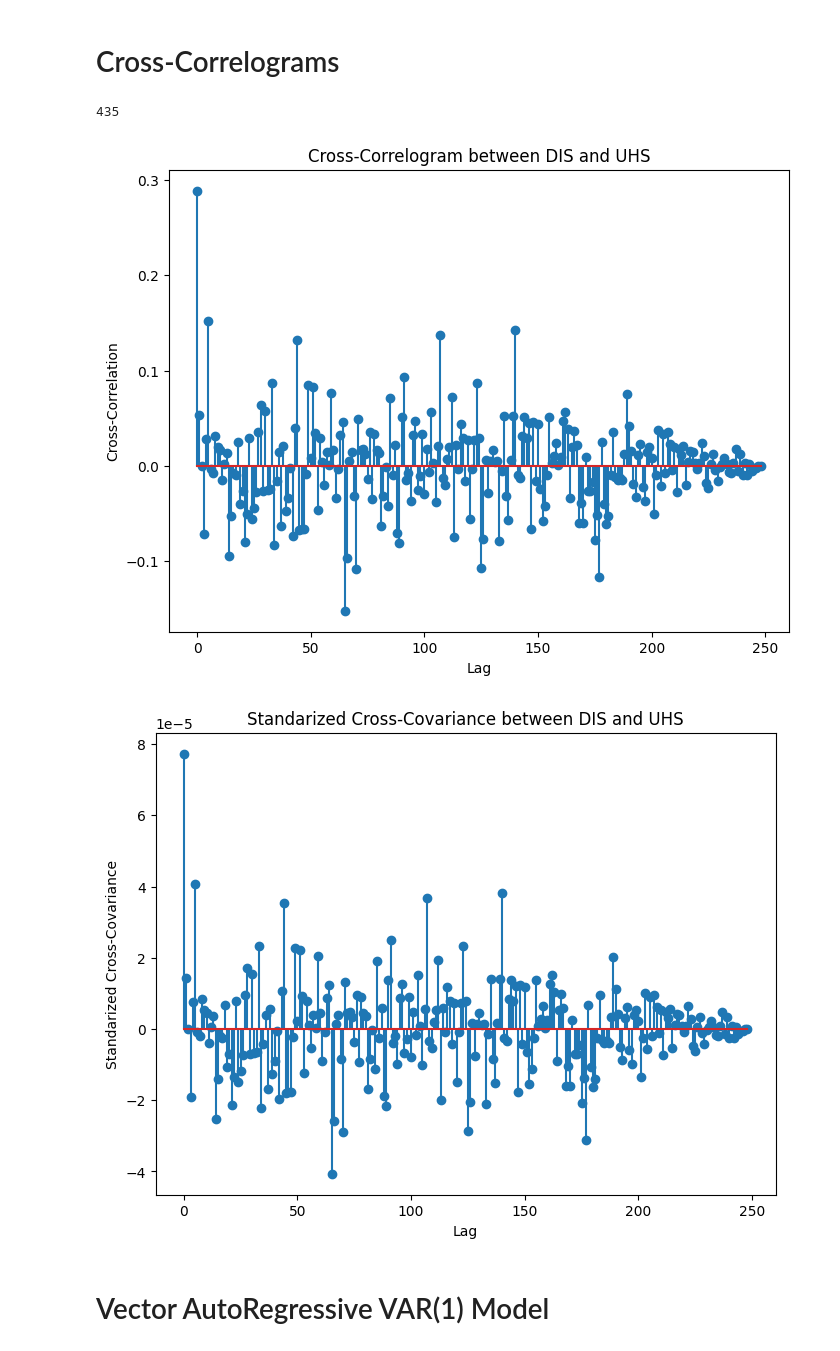
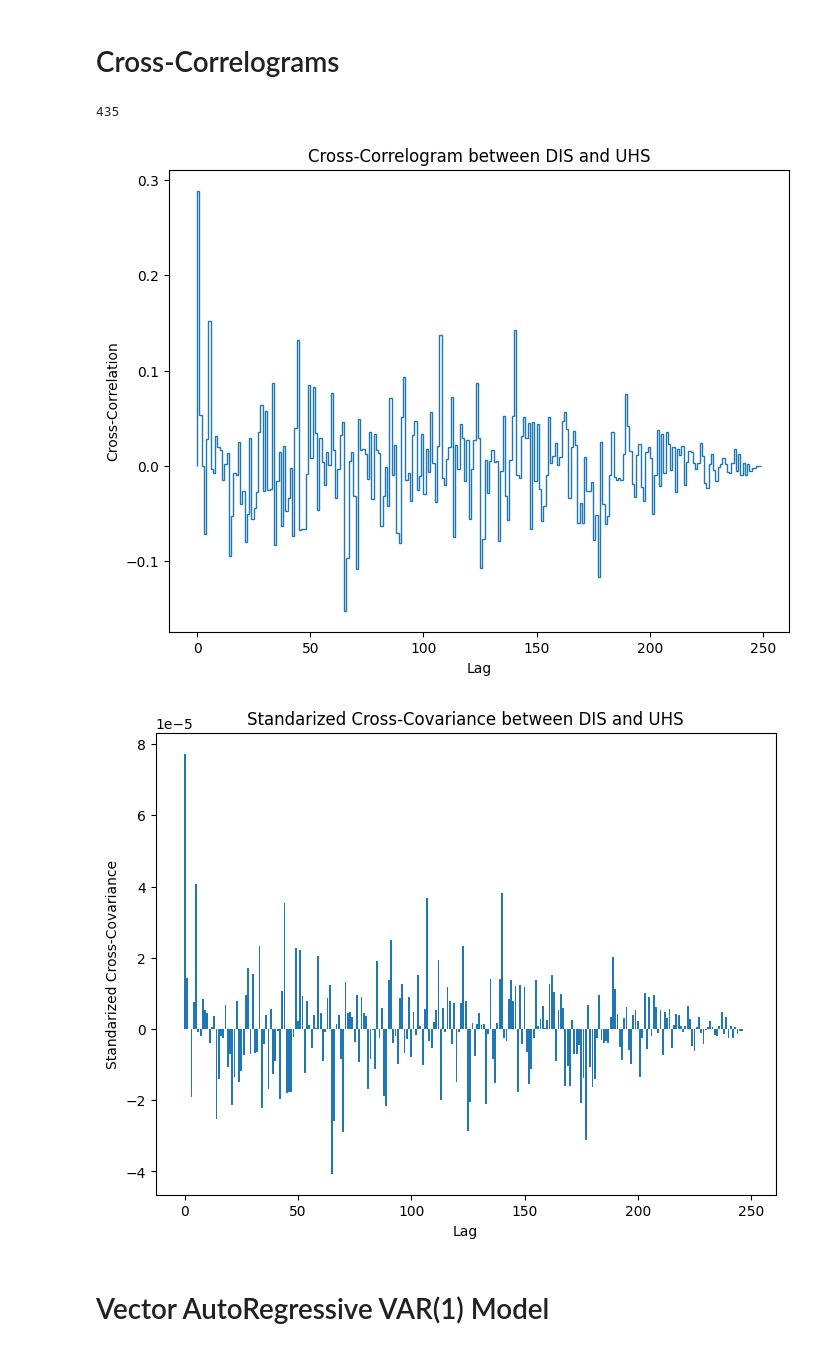
Before and after one commit to williankal/quant_fin, a Jupyter notebook: project5/code.ipynb, the cells around one changed output. Drawn from its saved outputs; the diff is of its cells as text; code cells hidden in the pictures.

```diff
--- a/project5/code.ipynb
+++ b/project5/code.ipynb
@@ -46,36 +46,36 @@ import itertools
 stocks_pairs = list(itertools.combinations(tickers, 2))
 print(len(stocks_pairs))
 
 def cross_correlogram_two_stocks(stocks):
     stock1,stock2 = stocks
     cross_correlogram = ccf(daily_returns_stocks[stock1].dropna(),daily_returns_stocks[stock2].dropna(),adjusted=False)
 
     # Plot cross-correlogram
     plt.figure(figsize=(8, 6))
-    plt.stem(range(len(cross_correlogram)), cross_correlogram)
+    plt.stairs(cross_correlogram)
     plt.title(f'Cross-Correlogram between {stock1} and {stock2}')
     plt.xlabel('Lag')
     plt.ylabel('Cross-Correlation')
     plt.show()
 
 def cross_covariance_two_stocks(stocks):
     stock1,stock2 = stocks
     cross_correlogram = ccovf(daily_returns_stocks[stock1].dropna(),daily_returns_stocks[stock2].dropna(),adjusted=False)
 
     # Plot cross-correlogram
     plt.figure(figsize=(8, 6))
-    plt.stem(range(len(cross_correlogram)), cross_correlogram)
+    plt.bar(range(len(cross_correlogram)), cross_correlogram)
     plt.title(f'Standarized Cross-Covariance between {stock1} and {stock2}')
     plt.xlabel('Lag')
     plt.ylabel('Standarized Cross-Covariance')
     plt.show()
 
 
 cross_correlogram_two_stocks(stocks_pairs[0])
 cross_covariance_two_stocks(stocks_pairs[0])
 # %% [output]
 435
-[figure, old version]
+[figure, new version]
-[figure, old version]
+[figure, new version]
 # %% [markdown]
 # Vector AutoRegressive VAR(1) Model
```
Also changed, not shown: 2 other files.
